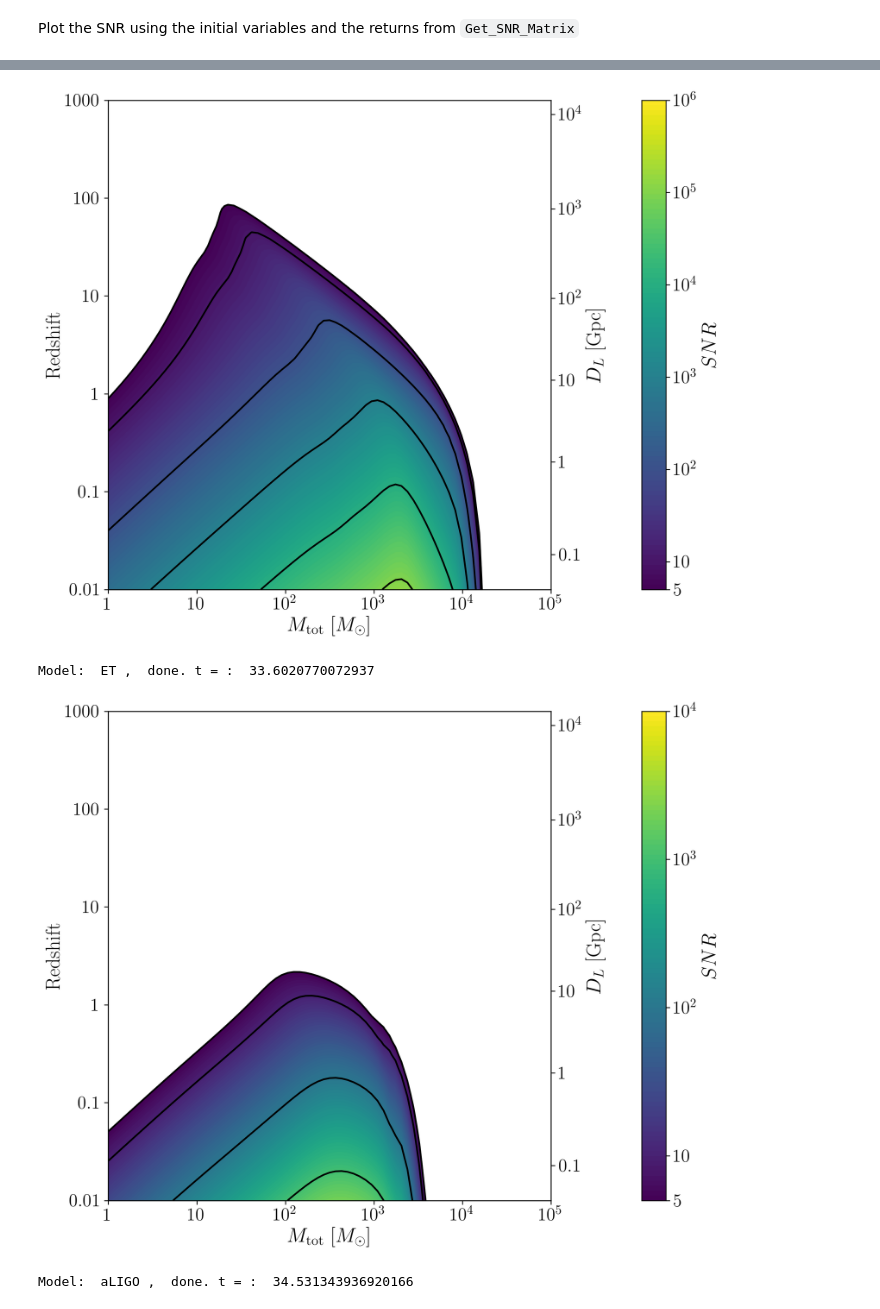
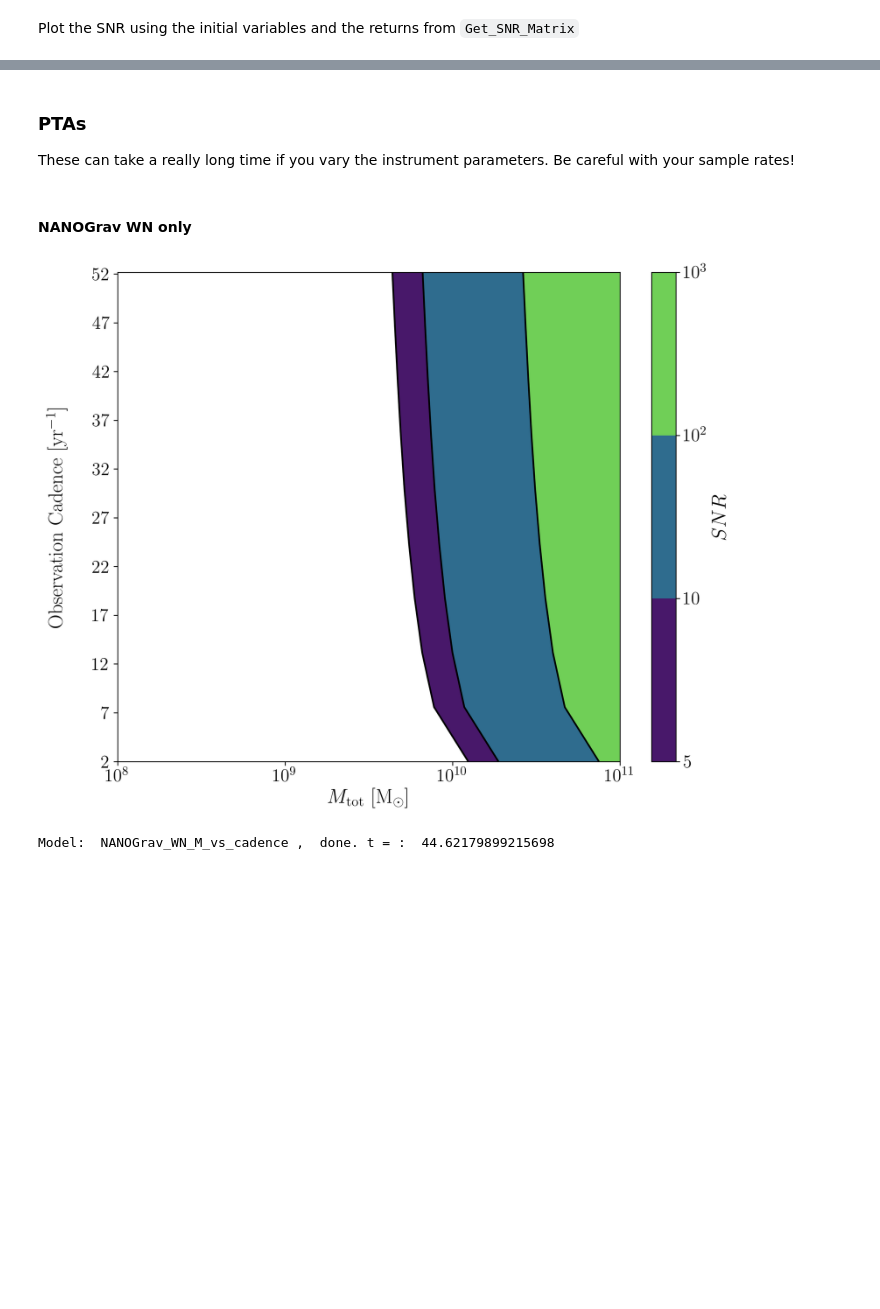
Before and after one commit to ark0015/gwent, a Jupyter notebook: docs/_static/notebooks/calcSNR_tutorial.ipynb, the cells around one changed output, grey strips where cells are left out. Cells and saved outputs as stored; diff of their text form; code cells hidden in the pictures; blank space fills up the shorter version.

```diff
--- a/docs/_static/notebooks/calcSNR_tutorial.ipynb
+++ b/docs/_static/notebooks/calcSNR_tutorial.ipynb
@@ -293,0 +289,9 @@ snrplot.Plot_SNR(source,instrument,var_x,sample_x,var_y,sample_y,SNRMatrix,smoot
+# %%
+#Number of SNRMatrix rows
+sampleRate_y = 50
+#Number of SNRMatrix columns
+sampleRate_x = 50
+#Variable on y-axis
+var_ys = ['z','q','chi2']
+#Variable on x-axis
+var_x = 'M'
@@ -294,17 +346,31 @@ snrplot.Plot_SNR(source,instrument,var_x,sample_x,var_y,sample_y,SNRMatrix,smoot
+# %% [markdown]
+### PTAs
+
+These can take a really long time if you vary the instrument parameters. Be careful with your sample rates!
+# %% [markdown]
+#### NANOGrav WN only
+# %%
+#Number of SNRMatrix rows
+sampleRate_y = 10
+#Number of SNRMatrix columns
+sampleRate_x = 10
+#Variable on y-axis
+var_y = 'cadence'
+#Variable on x-axis
+var_x = 'M'
 # %%
-models = range(7)
-for model in models:
-    instrument = Get_Instrument(model)
-    source = Get_Source(model)
-    start = time.time()
-    [sample_x,sample_y,SNRMatrix] = snr.Get_SNR_Matrix(source,instrument,\
-                                             var_x,sampleRate_x,var_y,sampleRate_y)
-    end = time.time()
-    #snr.Save_SNR(sample_x,sample_y,SNRMatrix,save_location,SNR_save_name,Sample_save_name)
-    snrplot.Plot_SNR(source,instrument,var_x,sample_x,var_y,sample_y,SNRMatrix,dl_axis=True,smooth_contours=True)
-    print('Model: ',instrument.name,',',' done. t = : ',end-start)
+model = 2
+instrument = Get_Instrument(model)
+source = Get_Source(model)
+start = time.time()
+[sample_x,sample_y,SNRMatrix] = snr.Get_SNR_Matrix(source,instrument,
+                                                   var_x,sampleRate_x,
+                                                   var_y,sampleRate_y)
+end = time.time()
+snrplot.Plot_SNR(source,instrument,var_x,sample_x,var_y,sample_y,SNRMatrix,
+                 dl_axis=False,smooth_contours=False)
+
+print('Model: ',instrument.name + '_' + var_x + '_vs_' + var_y,',',' done. t = : ',end-start)
 # %% [output]
-[figure, old version]
+[figure, new version]
-Model:  ET ,  done. t = :  33.6020770072937
+Model:  NANOGrav_WN_M_vs_cadence ,  done. t = :  44.62179899215698
-[figure, removed]
-Model:  aLIGO ,  done. t = :  34.531343936920166
```
Also changed, not shown: parts of 39 cells of this notebook, 34 other files.
